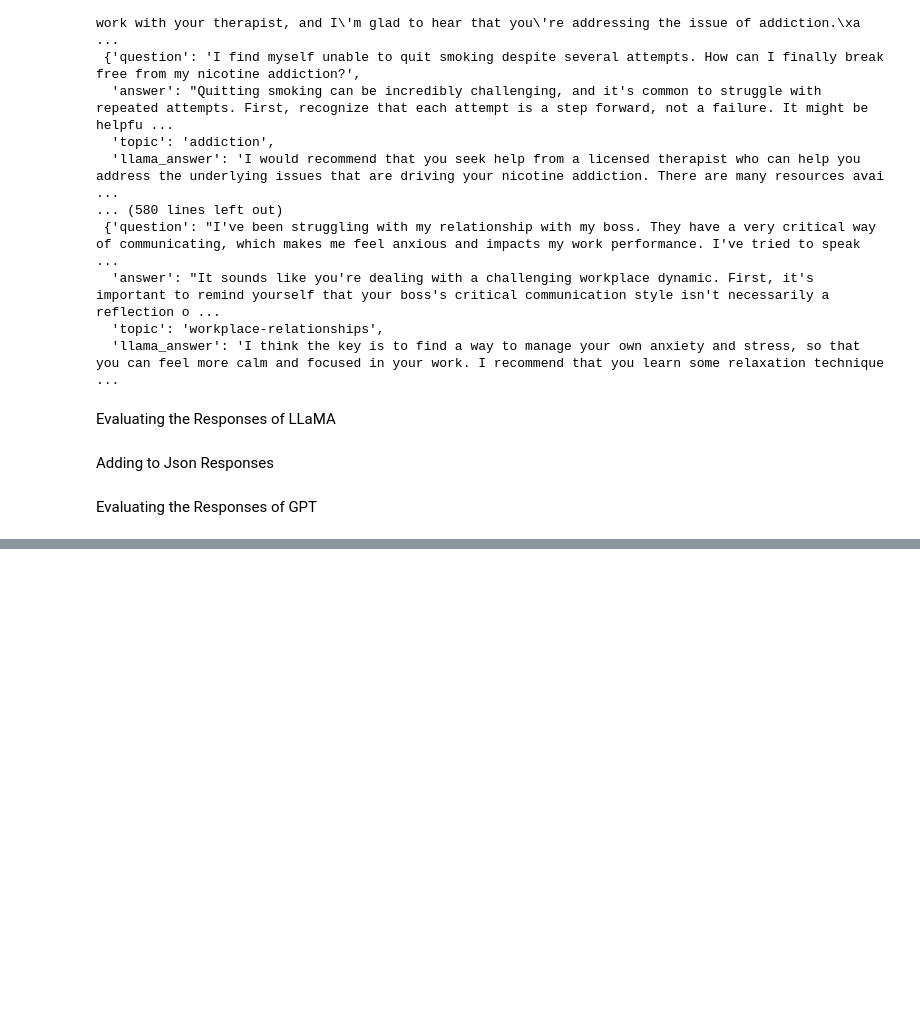
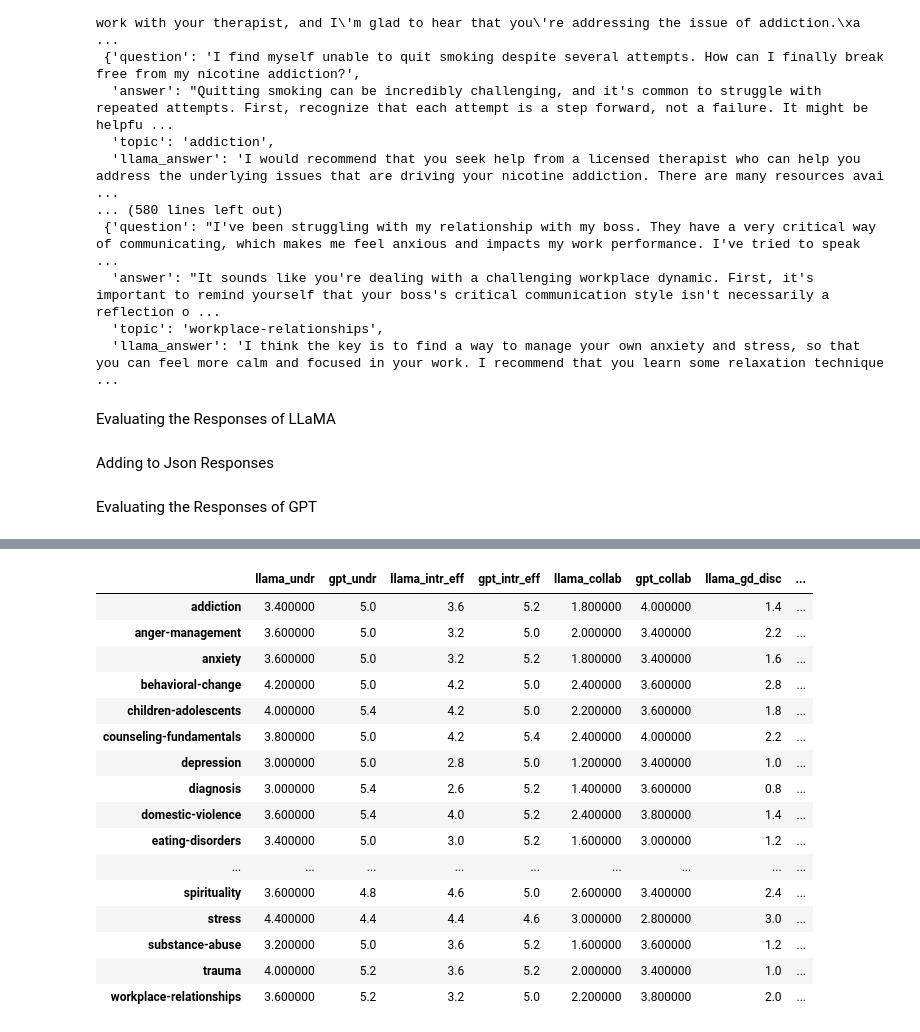
Before and after one commit to embedded-robotics/mental-health-agents, a Jupyter notebook: src/dpo/llama32_sft_inference_counsel_chat.ipynb, the cells around one changed output, grey strips where cells are left out. Cells and saved outputs as stored; diff of their text form; code cells hidden in the pictures; blank space fills up the shorter version.

```diff
--- a/src/dpo/llama32_sft_inference_counsel_chat.ipynb
+++ b/src/dpo/llama32_sft_inference_counsel_chat.ipynb
@@ -302,0 +375,21 @@ for index, response in enumerate(openai_responses_eval_gpt):
+# %%
+topic_groupby_avg = eval_df.groupby(eval_df.index).mean()
+topic_groupby_avg
+# %% [output]
+|  | llama_undr | gpt_undr | llama_intr_eff | gpt_intr_eff | llama_collab | gpt_collab | llama_gd_disc | ... |
+| addiction | 3.400000 | 5.0 | 3.6 | 5.2 | 1.800000 | 4.000000 | 1.4 | ... |
+| anger-management | 3.600000 | 5.0 | 3.2 | 5.0 | 2.000000 | 3.400000 | 2.2 | ... |
+| anxiety | 3.600000 | 5.0 | 3.2 | 5.2 | 1.800000 | 3.400000 | 1.6 | ... |
+| behavioral-change | 4.200000 | 5.0 | 4.2 | 5.0 | 2.400000 | 3.600000 | 2.8 | ... |
+| children-adolescents | 4.000000 | 5.4 | 4.2 | 5.0 | 2.200000 | 3.600000 | 1.8 | ... |
+| counseling-fundamentals | 3.800000 | 5.0 | 4.2 | 5.4 | 2.400000 | 4.000000 | 2.2 | ... |
+| depression | 3.000000 | 5.0 | 2.8 | 5.0 | 1.200000 | 3.400000 | 1.0 | ... |
+| diagnosis | 3.000000 | 5.4 | 2.6 | 5.2 | 1.400000 | 3.600000 | 0.8 | ... |
+| domestic-violence | 3.600000 | 5.4 | 4.0 | 5.2 | 2.400000 | 3.800000 | 1.4 | ... |
+| eating-disorders | 3.400000 | 5.0 | 3.0 | 5.2 | 1.600000 | 3.000000 | 1.2 | ... |
+| ... | ... | ... | ... | ... | ... | ... | ... | ... |
+| spirituality | 3.600000 | 4.8 | 4.6 | 5.0 | 2.600000 | 3.400000 | 2.4 | ... |
+| stress | 4.400000 | 4.4 | 4.4 | 4.6 | 3.000000 | 2.800000 | 3.0 | ... |
+| substance-abuse | 3.200000 | 5.0 | 3.6 | 5.2 | 1.600000 | 3.600000 | 1.2 | ... |
+| trauma | 4.000000 | 5.2 | 3.6 | 5.2 | 2.000000 | 3.400000 | 1.0 | ... |
+| workplace-relationships | 3.600000 | 5.2 | 3.2 | 5.0 | 2.200000 | 3.800000 | 2.0 | ... |
```
Also changed, not shown: parts of 7 cells of this notebook.
